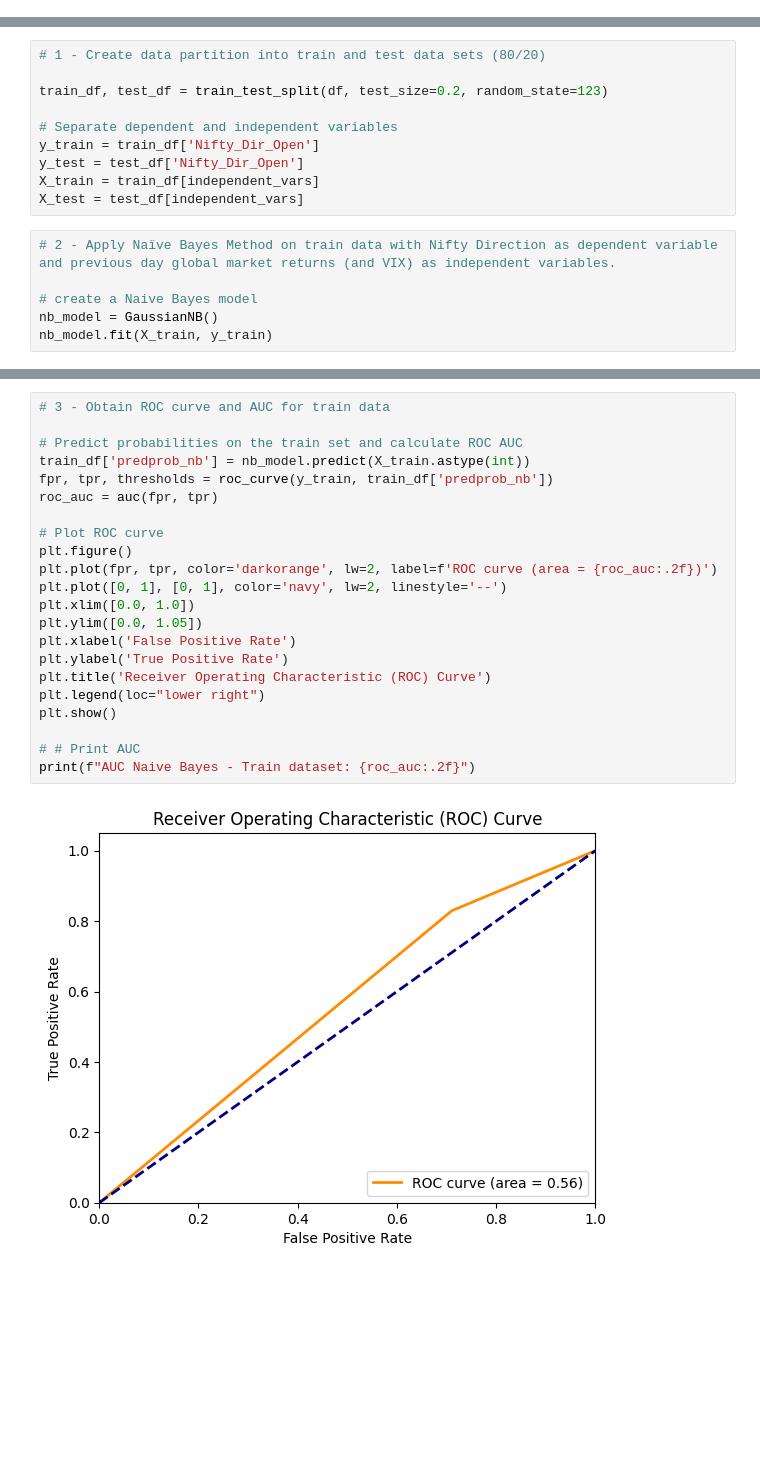
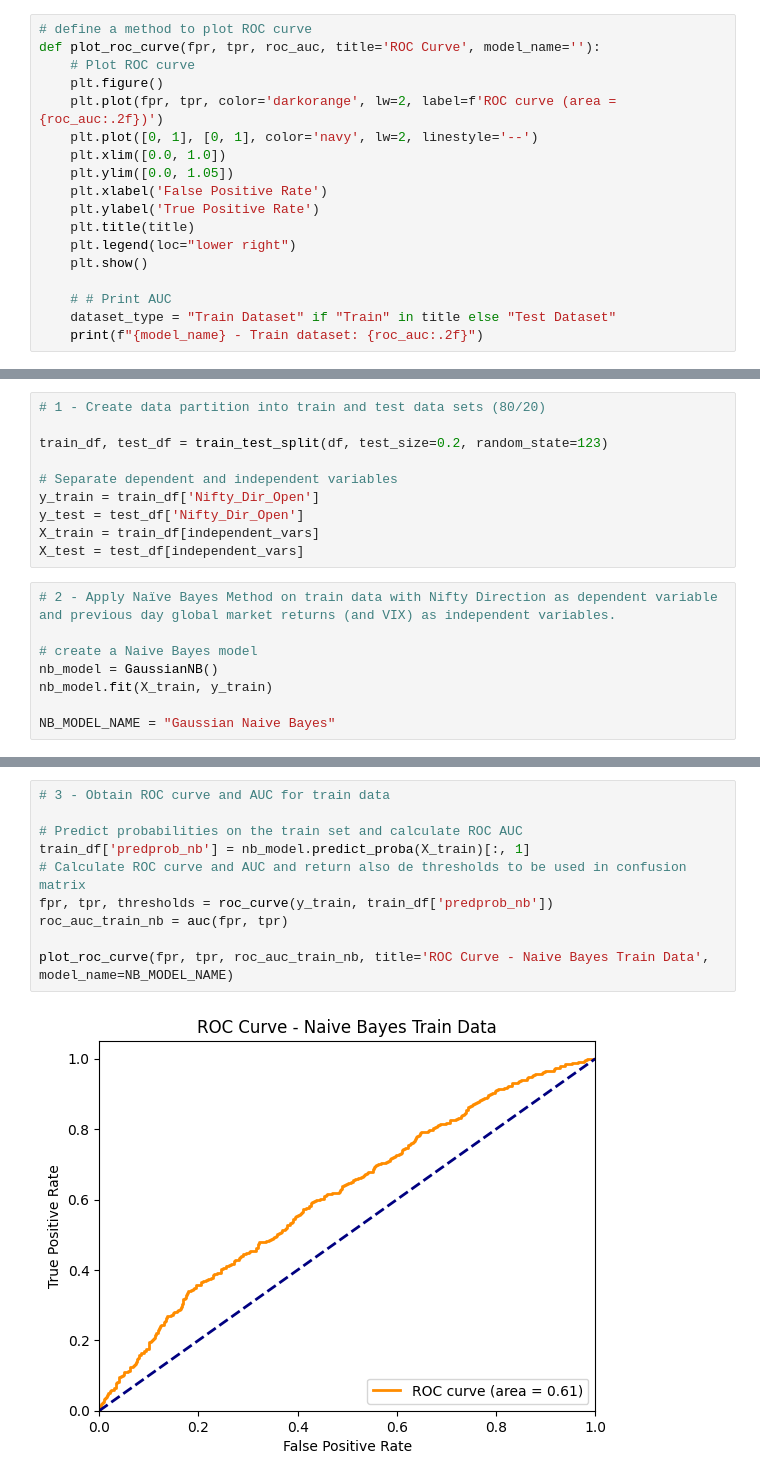
Before and after one commit to pablogrs/nifty_data, a Jupyter notebook: phase4.ipynb, the cells around one changed output, grey strips where cells are left out. Drawn from its saved outputs; the diff is of its cells as text; blank space fills up the shorter version.

```diff
--- a/phase4.ipynb
+++ b/phase4.ipynb
@@ -29,0 +28,18 @@ from sklearn.metrics import confusion_matrix, precision_score, recall_score, acc
+# %%
+# define a method to plot ROC curve
+def plot_roc_curve(fpr, tpr, roc_auc, title='ROC Curve', model_name=''):
+    # Plot ROC curve
+    plt.figure()
+    plt.plot(fpr, tpr, color='darkorange', lw=2, label=f'ROC curve (area = {roc_auc:.2f})')
+    plt.plot([0, 1], [0, 1], color='navy', lw=2, linestyle='--')
+    plt.xlim([0.0, 1.0])
+    plt.ylim([0.0, 1.05])
+    plt.xlabel('False Positive Rate')
+    plt.ylabel('True Positive Rate')
+    plt.title(title)
+    plt.legend(loc="lower right")
+    plt.show()
+
+    # # Print AUC
+    dataset_type = "Train Dataset" if "Train" in title else "Test Dataset"
+    print(f"{model_name} - Train dataset: {roc_auc:.2f}")
@@ -54,3 +87,5 @@ X_test = test_df[independent_vars]
 # create a Naive Bayes model
 nb_model = GaussianNB()
 nb_model.fit(X_train, y_train)
+
+NB_MODEL_NAME = "Gaussian Naive Bayes"
@@ -59,24 +92,12 @@ GaussianNB()
 # %%
 # 3 - Obtain ROC curve and AUC for train data
 
 # Predict probabilities on the train set and calculate ROC AUC
-train_df['predprob_nb'] = nb_model.predict(X_train.astype(int))
+train_df['predprob_nb'] = nb_model.predict_proba(X_train)[:, 1]
+# Calculate ROC curve and AUC and return also de thresholds to be used in confusion matrix
 fpr, tpr, thresholds = roc_curve(y_train, train_df['predprob_nb'])
-roc_auc = auc(fpr, tpr)
+roc_auc_train_nb = auc(fpr, tpr)
 
-# Plot ROC curve
-plt.figure()
-plt.plot(fpr, tpr, color='darkorange', lw=2, label=f'ROC curve (area = {roc_auc:.2f})')
-plt.plot([0, 1], [0, 1], color='navy', lw=2, linestyle='--')
-plt.xlim([0.0, 1.0])
-plt.ylim([0.0, 1.05])
-plt.xlabel('False Positive Rate')
-plt.ylabel('True Positive Rate')
-plt.title('Receiver Operating Characteristic (ROC) Curve')
-plt.legend(loc="lower right")
-plt.show()
-
-# # Print AUC
-print(f"AUC Naive Bayes - Train dataset: {roc_auc:.2f}")
+plot_roc_curve(fpr, tpr, roc_auc_train_nb, title='ROC Curve - Naive Bayes Train Data', model_name=NB_MODEL_NAME)
 # %% [output]
-[figure, old version]
+[figure, new version]
```
Also changed, not shown: parts of 18 cells of this notebook.
